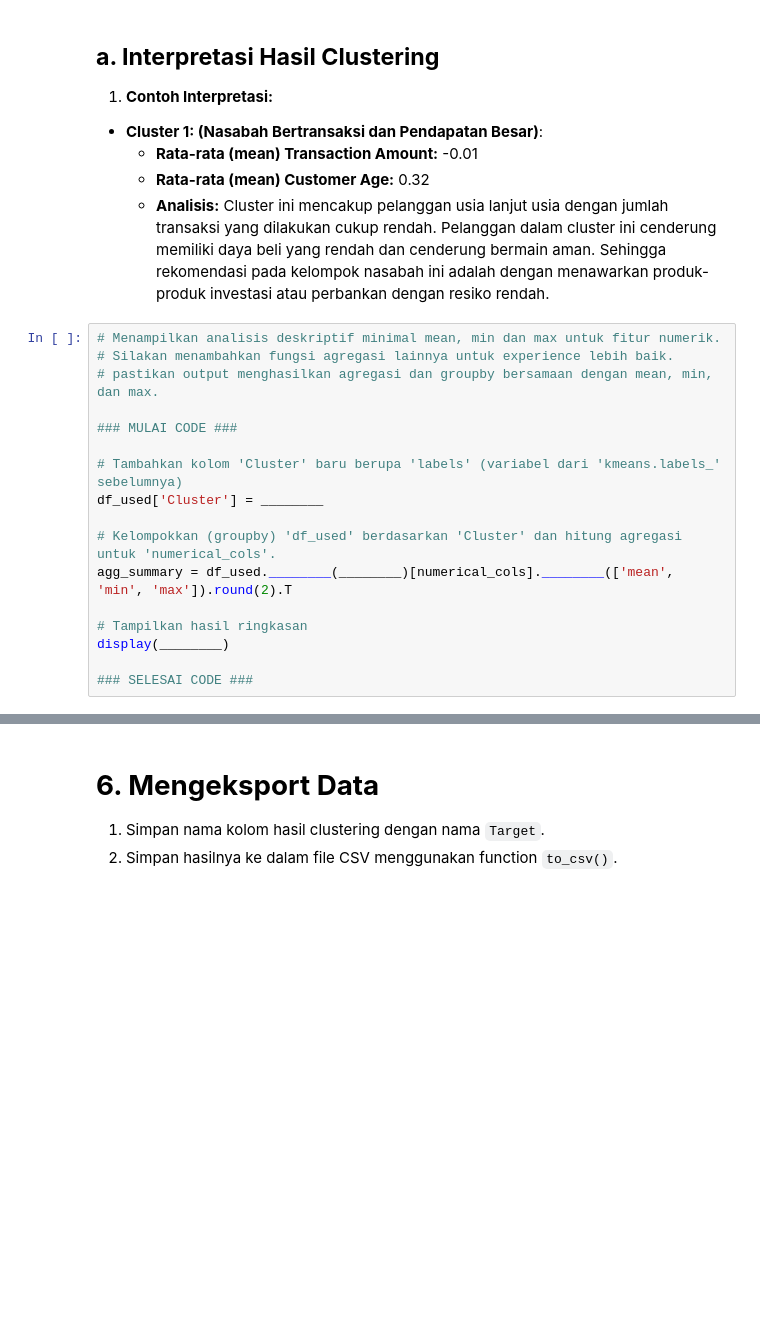
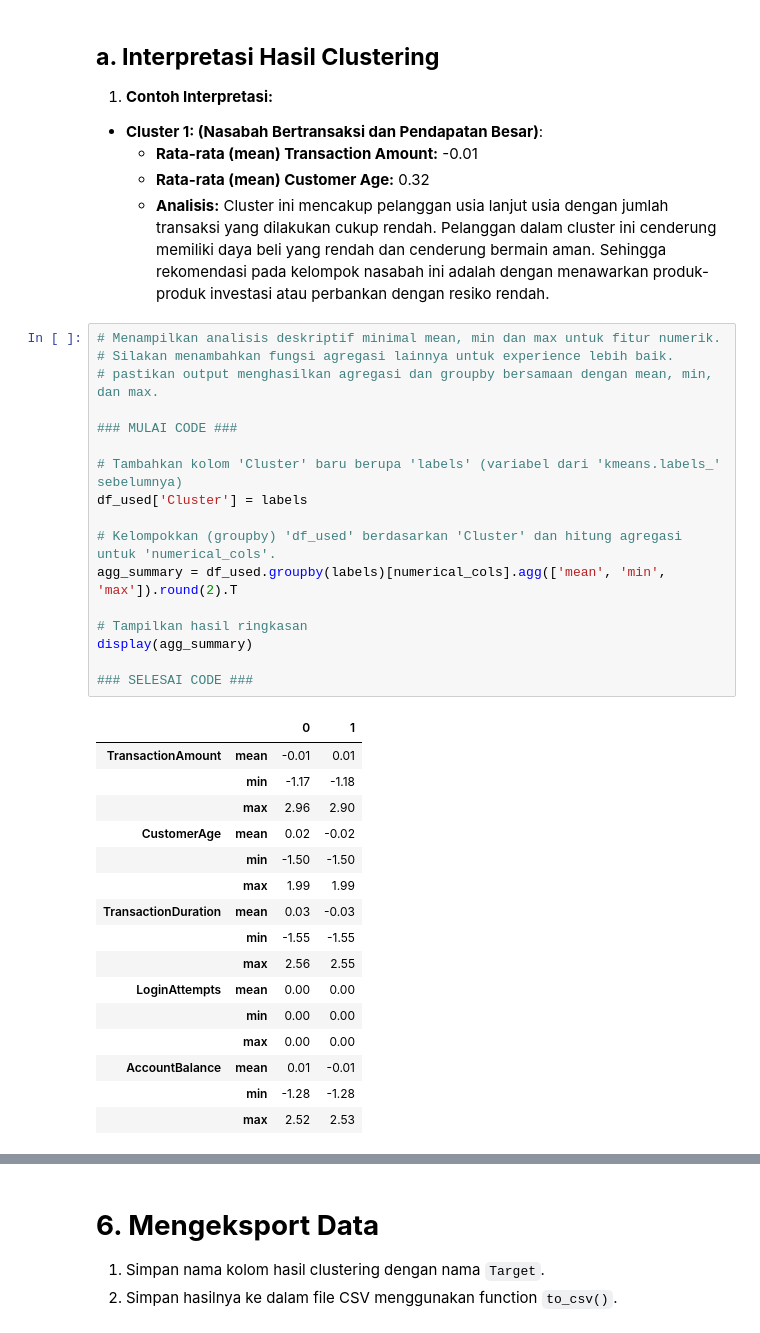
Before and after one commit to nuruzh/Machine-Learning-Beginner, a Jupyter notebook: [Clustering]_Submission_Akhir_BMLP_Nuruzh Zhohiril Islami.ipynb, the cells around one changed output, grey strips where cells are left out. Cells and saved outputs as stored; diff of their text form; blank space fills up the shorter version.

Commit message:
aggregate on cluster result

```diff
--- a/[Clustering]_Submission_Akhir_BMLP_Nuruzh Zhohiril Islami.ipynb
+++ b/[Clustering]_Submission_Akhir_BMLP_Nuruzh Zhohiril Islami.ipynb
@@ -770,20 +770,37 @@ joblib.dump(model, "PCA_model_clustering.h5")
 # %%
 # Menampilkan analisis deskriptif minimal mean, min dan max untuk fitur numerik.
 # Silakan menambahkan fungsi agregasi lainnya untuk experience lebih baik.
 # pastikan output menghasilkan agregasi dan groupby bersamaan dengan mean, min, dan max.
 
 ### MULAI CODE ###
 
 # Tambahkan kolom 'Cluster' baru berupa 'labels' (variabel dari 'kmeans.labels_' sebelumnya)
-df_used['Cluster'] = ________
+df_used['Cluster'] = labels
 
 # Kelompokkan (groupby) 'df_used' berdasarkan 'Cluster' dan hitung agregasi untuk 'numerical_cols'.
-agg_summary = df_used.________(________)[numerical_cols].________(['mean', 'min', 'max']).round(2).T
+agg_summary = df_used.groupby(labels)[numerical_cols].agg(['mean', 'min', 'max']).round(2).T
 
 # Tampilkan hasil ringkasan
-display(________)
+display(agg_summary)
 
 ### SELESAI CODE ###
+# %% [output]
+|  |  | 0 | 1 |
+| TransactionAmount | mean | -0.01 | 0.01 |
+|  | min | -1.17 | -1.18 |
+|  | max | 2.96 | 2.90 |
+| CustomerAge | mean | 0.02 | -0.02 |
+|  | min | -1.50 | -1.50 |
+|  | max | 1.99 | 1.99 |
+| TransactionDuration | mean | 0.03 | -0.03 |
+|  | min | -1.55 | -1.55 |
+|  | max | 2.56 | 2.55 |
+| LoginAttempts | mean | 0.00 | 0.00 |
+|  | min | 0.00 | 0.00 |
+|  | max | 0.00 | 0.00 |
+| AccountBalance | mean | 0.01 | -0.01 |
+|  | min | -1.28 | -1.28 |
+|  | max | 2.52 | 2.53 |
 # %% [markdown]
 # **⚠️PERHATIAN: JAWAB DI BAWAH SINI**
 ## Menjelaskan karakteristik tiap cluster berdasarkan rentangnya sebelum **Inverse** (masih dalam kondisi **Scaled**).
```
Also changed, not shown: parts of 3 cells of this notebook.
